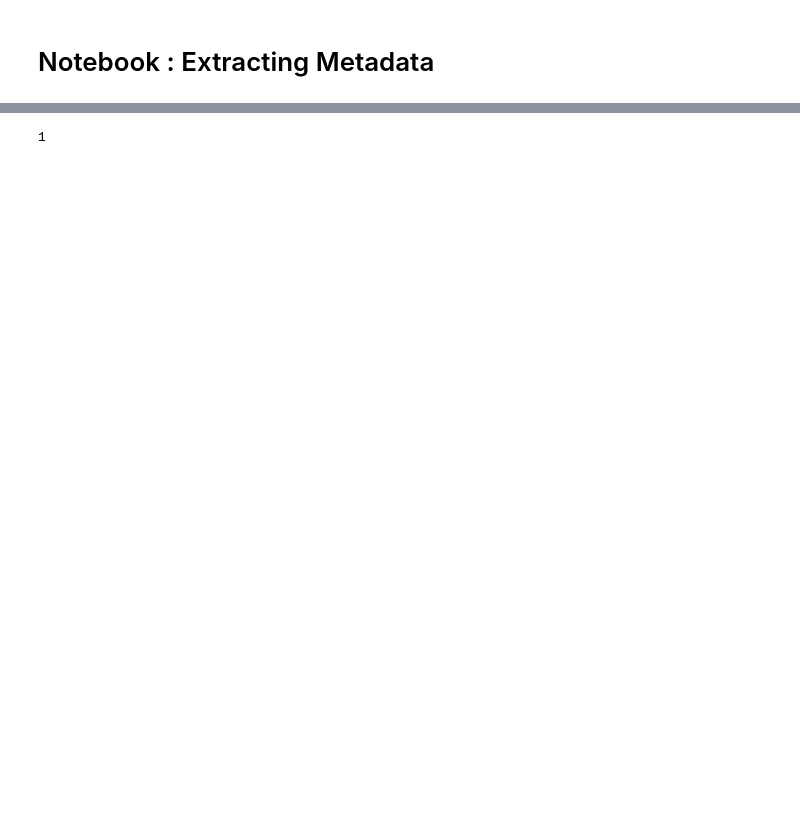
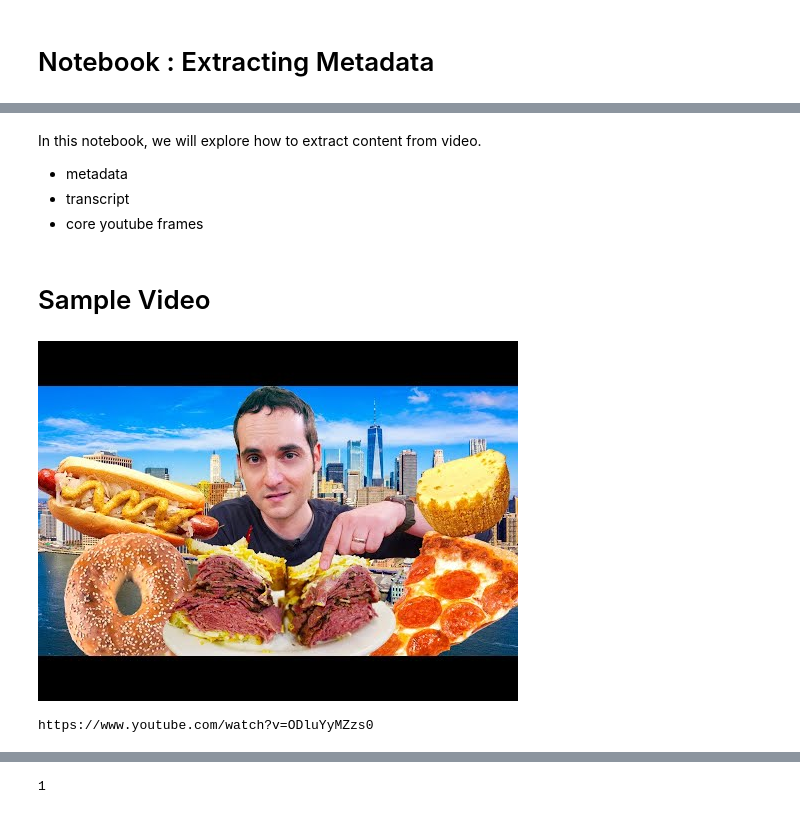
Before and after one commit to npatta01/pydata_rag_video, a Jupyter notebook: notebooks/02_extracting_metadata.ipynb, the cells around one changed output, grey strips where cells are left out. Saved outputs shown, nothing was run; the diff lists cells and outputs as text; code cells hidden in the pictures; blank space fills up the shorter version.

```diff
--- a/notebooks/02_extracting_metadata.ipynb
+++ b/notebooks/02_extracting_metadata.ipynb
@@ -2,0 +5,6 @@
+# %% [markdown]
+In this notebook, we will explore how to extract content from video.
+
+- metadata
+- transcript
+- core youtube frames
@@ -2,0 +13,2 @@
+# %% [markdown]
+# Sample Video
@@ -2,0 +17,12 @@
+# %%
+video_id = 'ODluYyMZzs0'
+# %%
+video_obj = YouTubeVideo(video_id, width=800, height=400)
+video_obj
+# %% [output]
+[figure, added]
+# %%
+video_url = f"https://www.youtube.com/watch?v={video_id}"
+print (video_url)
+# %% [output]
+https://www.youtube.com/watch?v=ODluYyMZzs0
```
Also changed, not shown: parts of 58 cells of this notebook, 1 other file.
